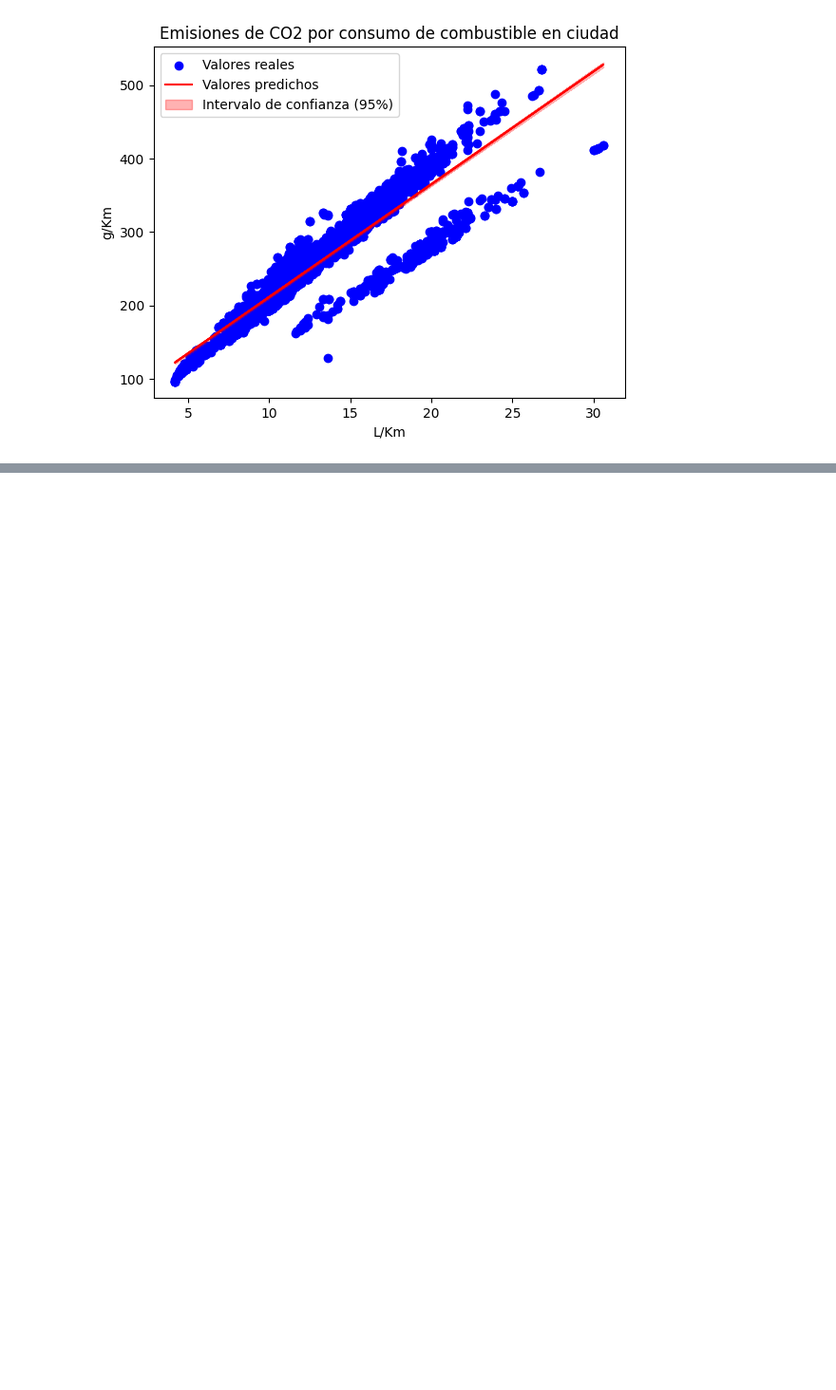
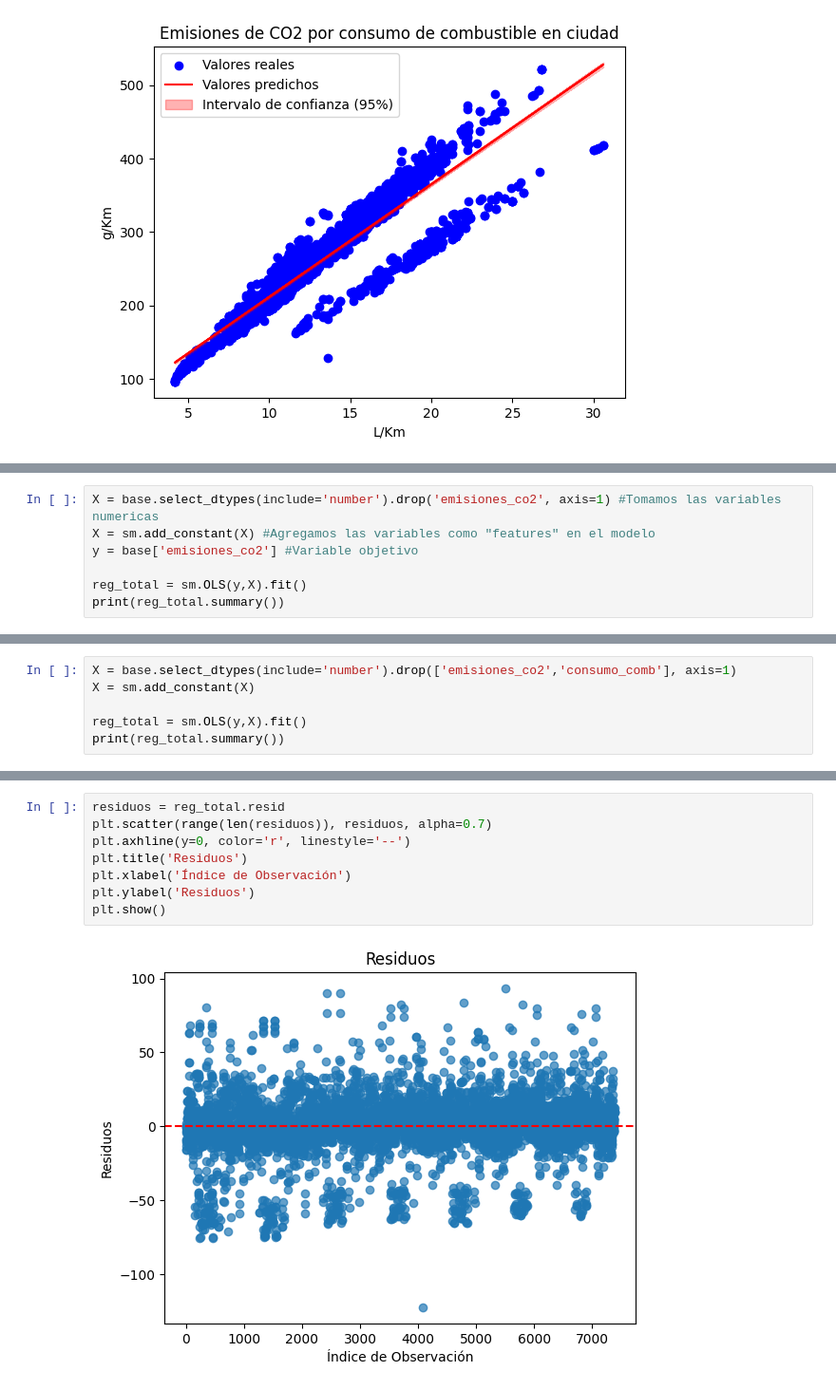
Before and after one commit to gastonbenitez2001/diplomatura_unne, a Jupyter notebook: 06. Regresión - Base Emisiones y EPH.ipynb, the cells around one changed output, grey strips where cells are left out. Shown at 95% size. Cells and saved outputs as stored; diff of their text form; blank space fills up the shorter version.

```diff
--- a/06. Regresión - Base Emisiones y EPH.ipynb
+++ b/06. Regresión - Base Emisiones y EPH.ipynb
@@ -207,0 +220,7 @@ plt.show()
+# %%
+X = base.select_dtypes(include='number').drop('emisiones_co2', axis=1) #Tomamos las variables numericas
+X = sm.add_constant(X) #Agregamos las variables como "features" en el modelo
+y = base['emisiones_co2'] #Variable objetivo
+
+reg_total = sm.OLS(y,X).fit()
+print(reg_total.summary())
@@ -207,0 +253,6 @@ plt.show()
+# %%
+X = base.select_dtypes(include='number').drop(['emisiones_co2','consumo_comb'], axis=1)
+X = sm.add_constant(X)
+
+reg_total = sm.OLS(y,X).fit()
+print(reg_total.summary())
@@ -207,0 +277,10 @@ plt.show()
+# %%
+residuos = reg_total.resid
+plt.scatter(range(len(residuos)), residuos, alpha=0.7)
+plt.axhline(y=0, color='r', linestyle='--')
+plt.title('Residuos')
+plt.xlabel('Índice de Observación')
+plt.ylabel('Residuos')
+plt.show()
+# %% [output]
+[figure, added]
```
Also changed, not shown: parts of 16 cells of this notebook.
